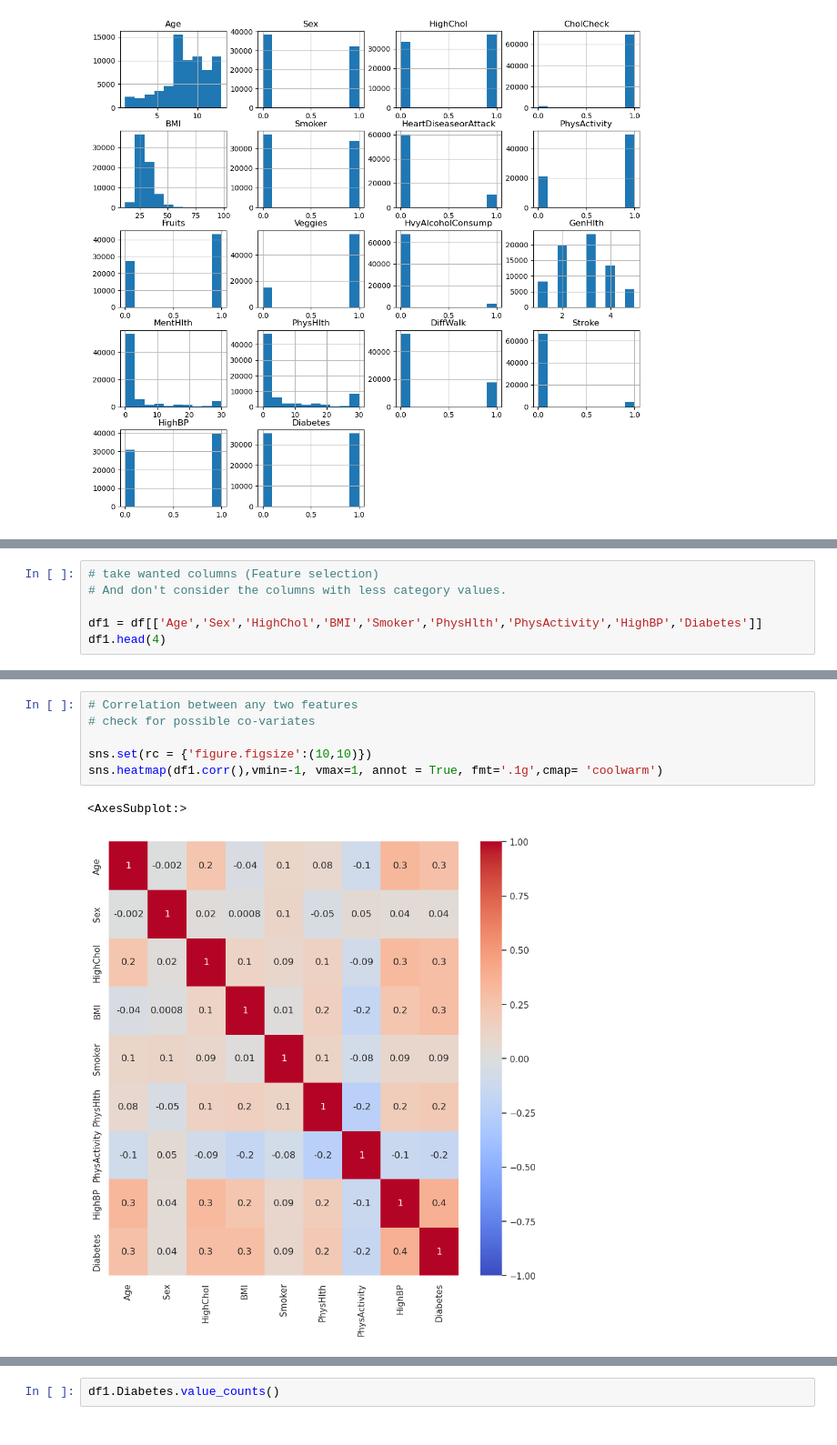
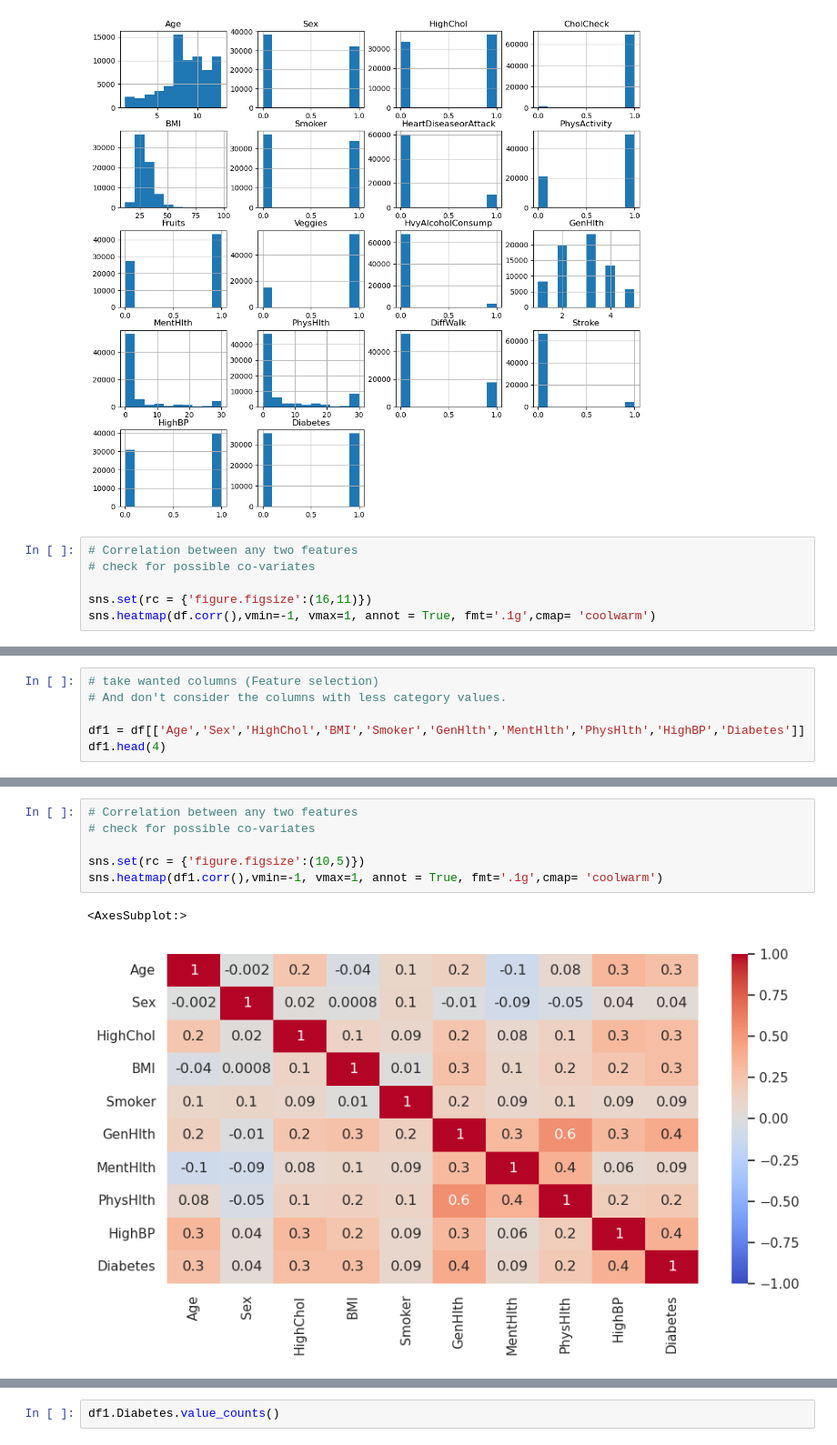
Before and after one commit to vinodkumargr/Datasets_ML_Implementation, a Jupyter notebook: diabetes-dataset.ipynb, the cells around one changed output, grey strips where cells are left out. Shown: that part at 91% size. Drawn from its saved outputs; the diff is of its cells as text.

Commit message:
Added Diabetes dataset

```diff
--- a/diabetes-dataset.ipynb
+++ b/diabetes-dataset.ipynb
@@ -166,3 +166,9 @@ df.hist(figsize=(13,12))
 plt.show()
 # %% [output]
 [figure]
+# %%
+# Correlation between any two features
+# check for possible co-variates
+
+sns.set(rc = {'figure.figsize':(16,11)})
+sns.heatmap(df.corr(),vmin=-1, vmax=1, annot = True, fmt='.1g',cmap= 'coolwarm')
@@ -170,6 +179,6 @@ plt.show()
 # take wanted columns (Feature selection)
 # And don't consider the columns with less category values.
 
-df1 = df[['Age','Sex','HighChol','BMI','Smoker','PhysHlth','PhysActivity','HighBP','Diabetes']]
+df1 = df[['Age','Sex','HighChol','BMI','Smoker','GenHlth','MentHlth','PhysHlth','HighBP','Diabetes']]
 df1.head(4)
 # %% [output]
@@ -194,10 +204,10 @@ dtype: int64
 # %%
 # Correlation between any two features
 # check for possible co-variates
 
-sns.set(rc = {'figure.figsize':(10,10)})
+sns.set(rc = {'figure.figsize':(10,5)})
 sns.heatmap(df1.corr(),vmin=-1, vmax=1, annot = True, fmt='.1g',cmap= 'coolwarm')
 # %% [output]
 <AxesSubplot:>
-[figure, old version]
+[figure, new version]
 # %%
```
Also changed, not shown: parts of 31 cells of this notebook.
